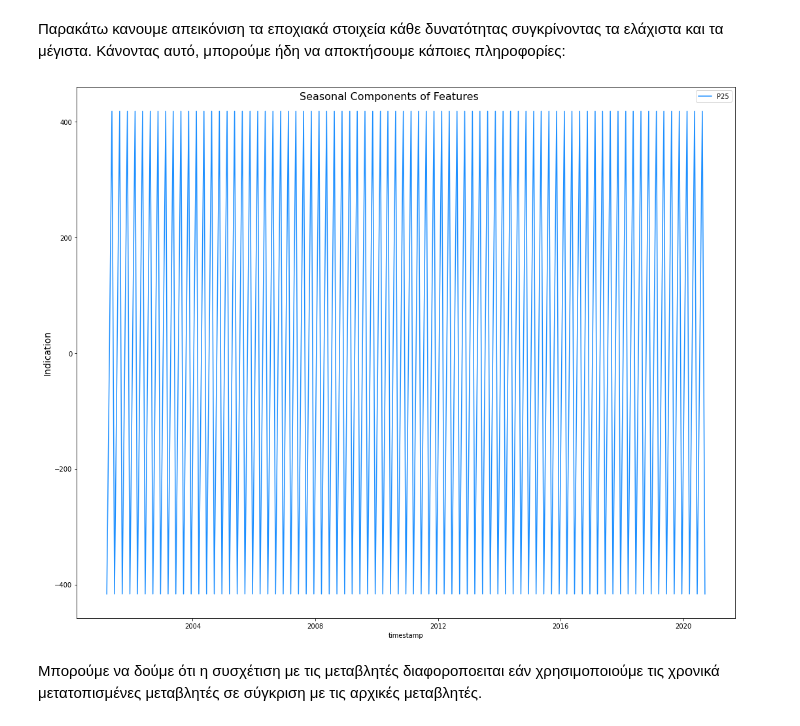
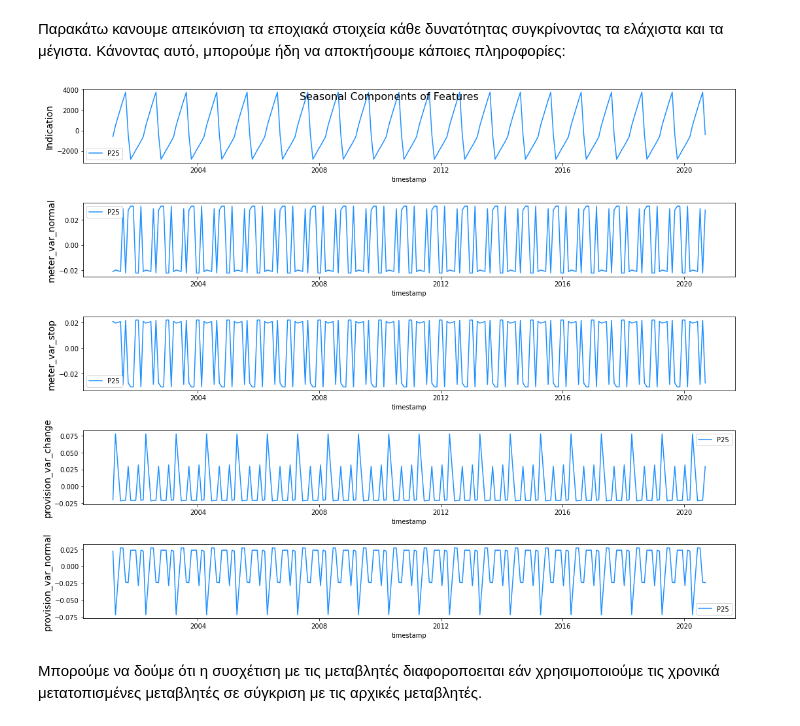
Before and after one commit to geomyll33/Beautez, a Jupyter notebook: EYDAP_Challenge_project.ipynb, the cells around one changed output. Drawn from its saved outputs; the diff is of its cells as text; code cells hidden in the pictures.

```diff
--- a/EYDAP_Challenge_project.ipynb
+++ b/EYDAP_Challenge_project.ipynb
@@ -186,6 +186,8 @@ df.tail()
 | 232 | 15-07-20 | 527163 | A18P39372 | 2029 | 1 | 0 | 0 | ... |
 | 233 | 15-08-20 | 527163 | A18P39372 | 2197 | 1 | 0 | 0 | ... |
 | 234 | 15-09-20 | 527163 | A18P39372 | 2354 | 1 | 0 | 0 | ... |
+# %%
+df=df.drop(['provision_id','meter_id'],axis=1)
 # %% [markdown]
 # **Προεπεξεργασία δεδομένων**
 # %% [markdown]
@@ -372,15 +393,3 @@ df = df.drop('Time_Interval', axis=1)
 Επιλογή 4: Συμπληρώστε το NaN με τιμή γραμμικής παρεμβολής με .interpolate ()
 
 Η συμπλήρωση NaN με τις παρεμβαλλόμενες τιμές είναι η καλύτερη επιλογή σε αυτό το μικρό παράδειγμα, αλλά απαιτεί γνώση των γειτονικών τιμών.
-# %%
-f, ax = plt.subplots(nrows=1, ncols=1, figsize=(15, 15))
-old = df.indication.copy()
-df['indication'] = np.where((df.indication == 0),np.nan, df.indication)
-
-sns.lineplot(x=df.timestamp, y=old.fillna(np.inf), ax=ax, color='darkorange', label = 'original')
-sns.lineplot(x=df.timestamp, y=df.indication.fillna(np.inf), ax=ax, color='dodgerblue', label = 'modified')
-ax.set_title('Feature: indication', fontsize=14)
-ax.set_ylabel(ylabel='indication', fontsize=14)
-ax.set_xlim([date(2001, 3, 15), date(2020, 9, 15)])
-
-plt.show()
@@ -430,3 +473,8 @@ plt.show()
+# %%
+df['meter_var_normal']=df['meter_var_normal'].fillna(0)
+df['meter_var_stop']=df['meter_var_stop'].fillna(0)
+df['provision_var_change']=df['provision_var_change'].fillna(0)
+df['provision_var_normal']=df['provision_var_normal'].fillna(0)
 # %% [markdown]
 # Δειγματοληψία
 # %% [markdown]
@@ -963,10 +959,10 @@ plt.show()
 # %%
 from statsmodels.tsa.seasonal import seasonal_decompose
 
-decompose_cols =  ['indication']
+decompose_cols =  ['indication','meter_var_normal','meter_var_stop','provision_var_change','provision_var_normal']
 
 for col in decompose_cols:
-    decomp = seasonal_decompose(df[col], freq=3, model='additive', extrapolate_trend='freq')
+    decomp = seasonal_decompose(df[col], freq=12, model='additive', extrapolate_trend='freq')
     df[f"{col}_trend"] = decomp.trend
     df[f"{col}_seasonal"] = decomp.seasonal
 # %%
@@ -1069,15 +1089,22 @@ plt.scatter(x=df['indication_seasonal'].values,y=df['indication_seasonal_shift_3
 # %% [markdown]
 Παρακάτω κανουμε απεικόνιση τα εποχιακά στοιχεία κάθε δυνατότητας συγκρίνοντας τα ελάχιστα και τα μέγιστα. Κάνοντας αυτό, μπορούμε ήδη να αποκτήσουμε κάποιες πληροφορίες:
 # %%
-f, ax = plt.subplots(nrows=1, ncols=1, figsize=(15, 12))
+f, ax = plt.subplots(nrows=5, ncols=1, figsize=(15, 12))
 f.suptitle('Seasonal Components of Features', fontsize=16)
-sns.lineplot(x=df.timestamp, y=df.indication_seasonal,ax=ax,  color='dodgerblue', label='P25')
-ax.set_ylabel(ylabel='Indication', fontsize=14)
-
+sns.lineplot(x=df.timestamp, y=df.indication_seasonal,ax=ax[0],  color='dodgerblue', label='P25')
+ax[0].set_ylabel(ylabel='Indication', fontsize=14)
+sns.lineplot(x=df.timestamp, y=df.meter_var_normal_seasonal,ax=ax[1],  color='dodgerblue', label='P25')
+ax[1].set_ylabel(ylabel='meter_var_normal', fontsize=14)
+sns.lineplot(x=df.timestamp, y=df.meter_var_stop_seasonal,ax=ax[2],  color='dodgerblue', label='P25')
+ax[2].set_ylabel(ylabel='meter_var_stop', fontsize=14)
+sns.lineplot(x=df.timestamp, y=df.provision_var_change_seasonal,ax=ax[3],  color='dodgerblue', label='P25')
+ax[3].set_ylabel(ylabel='provision_var_change', fontsize=14)
+sns.lineplot(x=df.timestamp, y=df.provision_var_normal_seasonal,ax=ax[4],  color='dodgerblue', label='P25')
+ax[4].set_ylabel(ylabel='provision_var_normal', fontsize=14)
 plt.tight_layout()
 plt.show()
 # %% [output]
-[figure, old version]
+[figure, new version]
 # %% [markdown]
 Μπορούμε να δούμε ότι η συσχέτιση με τις  μεταβλητές  διαφοροποειται εάν χρησιμοποιούμε τις χρονικά μετατοπισμένες μεταβλητές σε σύγκριση με τις αρχικές μεταβλητές.
 # %%
```
Also changed, not shown: parts of 57 cells of this notebook.
